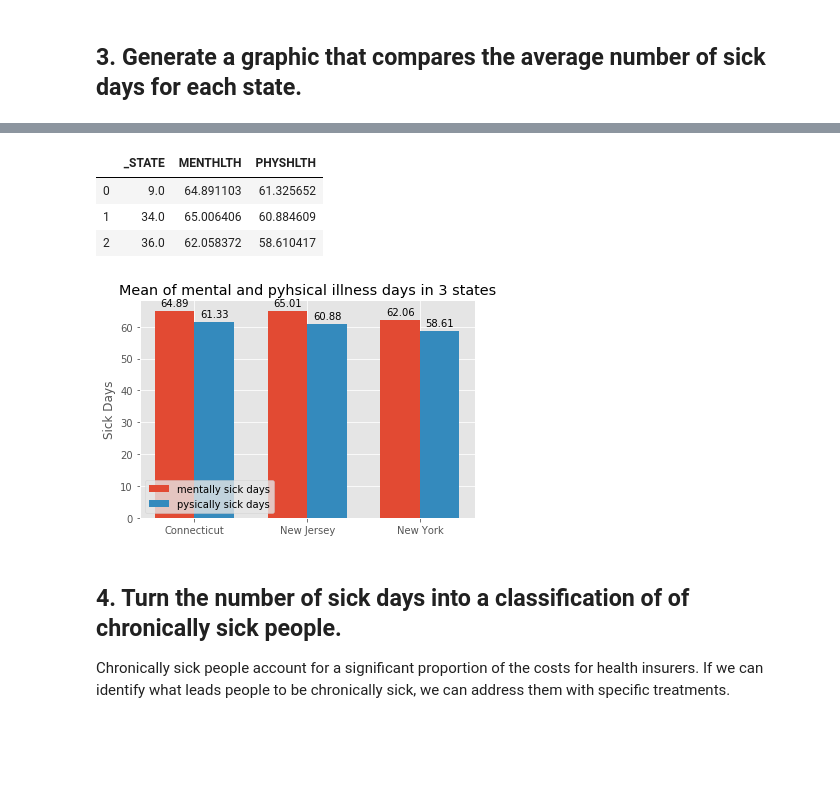
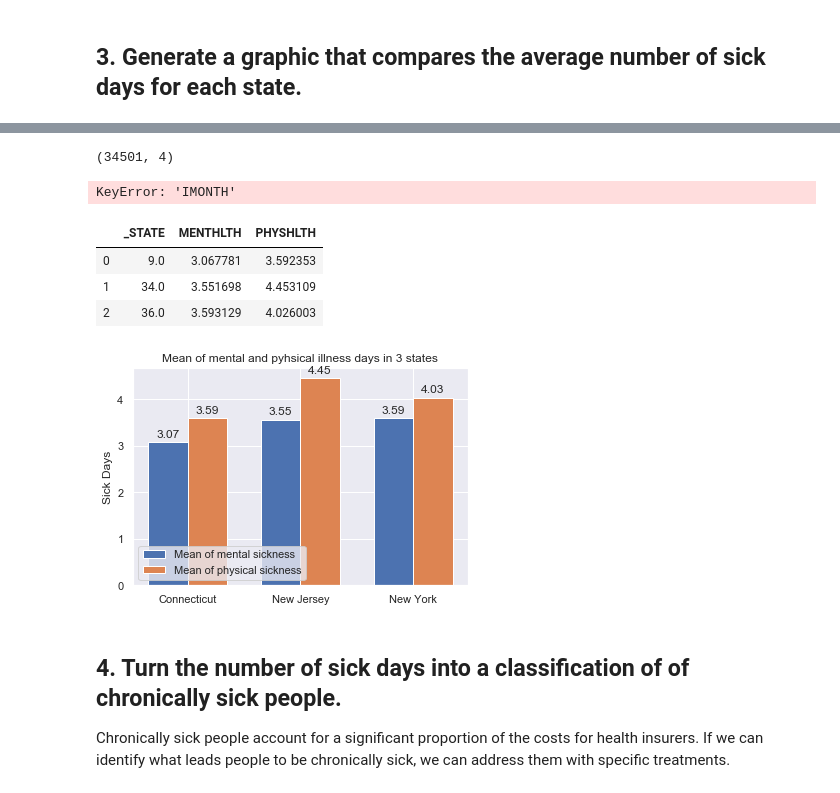
Before and after one commit to melanieshi0120/nyc-mhtn-ds-010620-lectures, a Jupyter notebook: week_2/case_study/Data_Exploration_Applied.ipynb, the cells around one changed output, grey strips where cells are left out. Drawn from its saved outputs; the diff is of its cells as text; code cells hidden in the pictures; blank space fills up the shorter version.

```diff
--- a/week_2/case_study/Data_Exploration_Applied.ipynb
+++ b/week_2/case_study/Data_Exploration_Applied.ipynb
@@ -137,6 +151,6 @@ df_cleaned.describe()
 # %%
 # code to calculate the average number of sick days by state
 # Groupby state and slect the column 'PHYSHLTH' which is  Number of Days Physical Health
-#  'MENTHLTH' means number of the days that mental health are Not Good
-num_sick_day=df_cleaned[['_STATE','MENTHLTH','PHYSHLTH']]
-num_sick_day
+#  'MENTHLTH' =  number of the days that mental health are Not Good  and collect data for 2017
+num_sick_day_raw=df_cleaned[['_STATE','IYEAR','MENTHLTH','PHYSHLTH']].reset_index().drop(columns='index')
+num_sick_day=num_sick_day_raw[num_sick_day_raw['IYEAR']==2017].reset_index().drop(columns='index')
@@ -157,46 +157,66 @@ num_sick_day
+# %%
+# to set up dummy for physical sickness and mental sickness and if the values are 77,99 or blank will be None and
+# cannot be considered as meaningful data
+num_sick_day['PHYSHLTH']=num_sick_day['PHYSHLTH'].apply(lambda x: x if x in range(1,31)  else 0)
+num_sick_day['MENTHLTH']=num_sick_day['MENTHLTH'].apply(lambda x: x if x in range(1,31)  else 0)
+num_sick_day_cleaned=num_sick_day.dropna(axis=0)
+num_sick_day_cleaned.shape
+# %% [output]
+(34501, 4)
+# %%
+# to get the mean of mental and physical sickness each month groupby state
+num_sick_day_clean=pd.DataFrame(num_sick_day_cleaned.groupby(['_STATE','IMONTH'])['MENTHLTH','PHYSHLTH'].mean()).reset_index()
+num_sick_day_clean.head()
+# %% [output]
+KeyError: 'IMONTH'
 # %%
-me=pd.DataFrame(num_sick_day.groupby('_STATE')['MENTHLTH'].mean()).reset_index()
-ph=pd.DataFrame(num_sick_day.groupby('_STATE')['PHYSHLTH'].mean()).reset_index()
+# to get mean for year of 2017
+me=pd.DataFrame(num_sick_day_clean.groupby('_STATE')['MENTHLTH'].mean()).reset_index()
+ph=pd.DataFrame(num_sick_day_clean.groupby('_STATE')['PHYSHLTH'].mean()).reset_index()
 
 combo=pd.merge(me,ph,how="outer",on='_STATE')
 combo
 # %% [output]
 |  | _STATE | MENTHLTH | PHYSHLTH |
-| 0 | 9.0 | 64.891103 | 61.325652 |
-| 1 | 34.0 | 65.006406 | 60.884609 |
-| 2 | 36.0 | 62.058372 | 58.610417 |
+| 0 | 9.0 | 3.067781 | 3.592353 |
+| 1 | 34.0 | 3.551698 | 4.453109 |
+| 2 | 36.0 | 3.593129 | 4.026003 |
 # %%
-labels = ['Connecticut','New Jersey','New York']
-x = np.arange(len(labels))  # the label locations
+states_list = ['Connecticut','New Jersey','New York']
+
+x = np.arange(len(states_list))  # the label locations
 width = 0.35  # the width of the bars
 fig, ax = plt.subplots(figsize=(6,4))
-rects1 = ax.bar(x - width/2, round(combo['MENTHLTH'],2), width, label='mentally sick days')
-rects2 = ax.bar(x + width/2, round(combo['PHYSHLTH'],2), width, label='pysically sick days')
+rects1 = ax.bar(x - width/2, round(combo['MENTHLTH'],2), width, label='Mean of mental sickness')
+rects2 = ax.bar(x + width/2, round(combo['PHYSHLTH'],2), width, label='Mean of physical sickness')
 
 # Add some text for labels, title and custom x-axis tick labels, etc.
 ax.set_ylabel('Sick Days')
 ax.set_title('Mean of mental and pyhsical illness days in 3 states')
 ax.set_xticks(x)
-ax.set_xticklabels(labels)
+ax.set_xticklabels(states_list)
 ax.legend()
 
 def autolabel(rects):
     """Attach a text label above each bar in *rects*, displaying its height."""
     for rect in rects:
         height = rect.get_height()
         ax.annotate('{}'.format(height),
                     xy=(rect.get_x() + rect.get_width() / 2, height),
                     xytext=(0, 3),  # 3 points vertical offset
                     textcoords="offset points",
                     ha='center', va='bottom')
 
 
 autolabel(rects1)
 autolabel(rects2)
 plt.legend(loc='lower left')
 plt.show()
+
+# bar chart for the means of mental sickness and physical sickness in different states
+# those numbers mean people get sick around 3-4 days each month
 # %% [output]
-[figure, old version]
+[figure, new version]
 # %% [markdown]
 ## 4. Turn the number of sick days into a classification of of chronically sick people.
 
```
Also changed, not shown: parts of 81 cells of this notebook, 25 other files.
